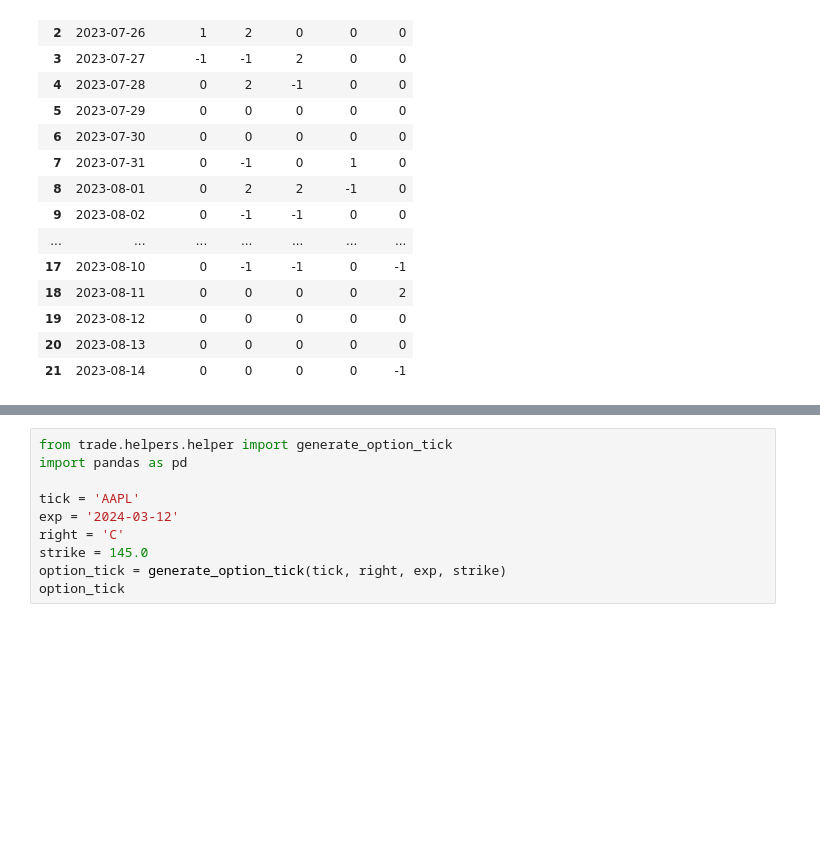
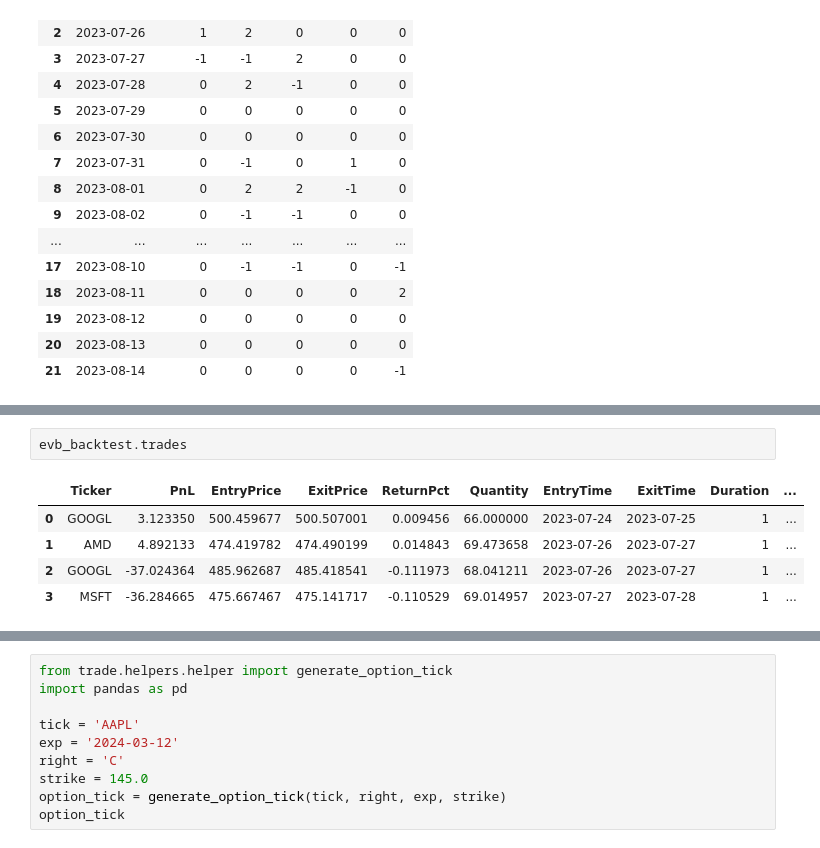
Before and after one commit to Zino-ctrlZ/QuantTools, a Jupyter notebook: EventDriven/demo.ipynb, the cells around one changed output, grey strips where cells are left out. Cells and saved outputs as stored; diff of their text form; blank space fills up the shorter version.

```diff
--- a/EventDriven/demo.ipynb
+++ b/EventDriven/demo.ipynb
@@ -297,2 +217,10 @@ trades_
+# %%
+evb_backtest.trades
+# %% [output]
+|  | Ticker | PnL | EntryPrice | ExitPrice | ReturnPct | Quantity | EntryTime | ExitTime | Duration | ... |
+| 0 | GOOGL | 3.123350 | 500.459677 | 500.507001 | 0.009456 | 66.000000 | 2023-07-24 | 2023-07-25 | 1 | ... |
+| 1 | AMD | 4.892133 | 474.419782 | 474.490199 | 0.014843 | 69.473658 | 2023-07-26 | 2023-07-27 | 1 | ... |
+| 2 | GOOGL | -37.024364 | 485.962687 | 485.418541 | -0.111973 | 68.041211 | 2023-07-26 | 2023-07-27 | 1 | ... |
+| 3 | MSFT | -36.284665 | 475.667467 | 475.141717 | -0.110529 | 69.014957 | 2023-07-27 | 2023-07-28 | 1 | ... |
 # %%
 evb_backtest.portfolio.all_positions
```
Also changed, not shown: parts of 14 cells of this notebook, 5 other files.
